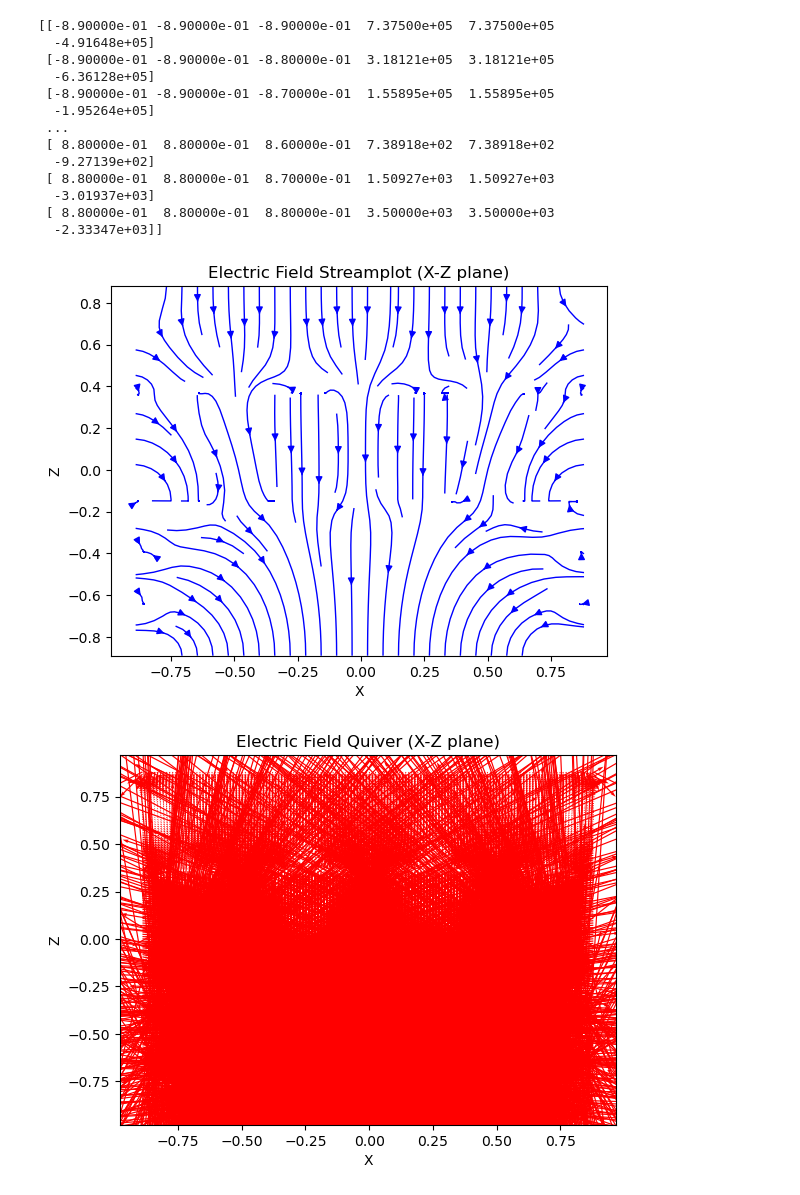
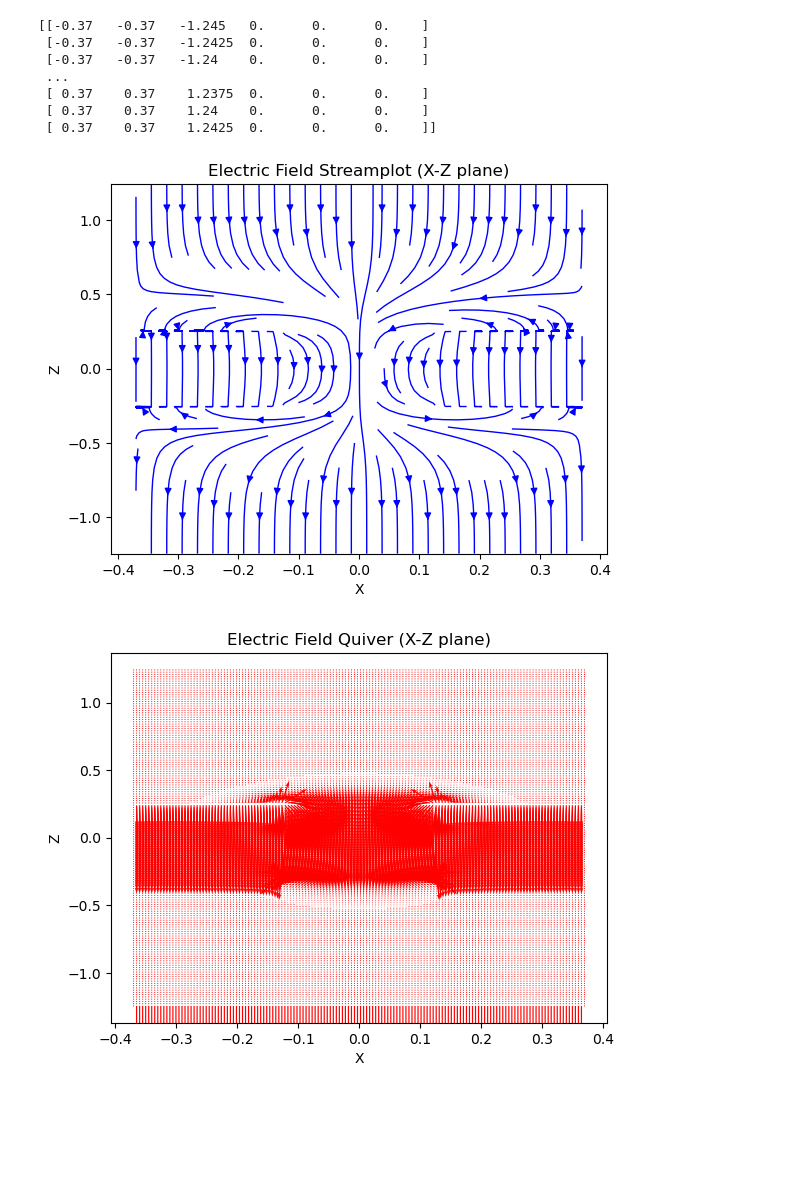
Before and after one commit to SamueleTorelli/GarfieldGALASim, a Jupyter notebook: OutFileField/DrawEField.ipynb, the cells around one changed output. Drawn from its saved outputs; the diff is of its cells as text; code cells hidden in the pictures; blank space fills up the shorter version.

```diff
--- a/OutFileField/DrawEField.ipynb
+++ b/OutFileField/DrawEField.ipynb
@@ -7,6 +7,6 @@ from matplotlib.patches import Circle, Rectangle
 # %%
 # Load data from file
-filename = "EFieldFile_lowtol.txt"  # Change to your actual file name
+filename = "field_testXYZ.txt"  # Change to your actual file name
 data = np.loadtxt(filename)
 
 # Extract columns
@@ -14,19 +14,13 @@ x, y, z, Ex, Ey, Ez = data.T
 
 print(data)
 # %% [output]
-[[-8.90000e-01 -8.90000e-01 -8.90000e-01  7.37500e+05  7.37500e+05
-  -4.91648e+05]
- [-8.90000e-01 -8.90000e-01 -8.80000e-01  3.18121e+05  3.18121e+05
-  -6.36128e+05]
- [-8.90000e-01 -8.90000e-01 -8.70000e-01  1.55895e+05  1.55895e+05
-  -1.95264e+05]
+[[-0.37   -0.37   -1.245   0.      0.      0.    ]
+ [-0.37   -0.37   -1.2425  0.      0.      0.    ]
+ [-0.37   -0.37   -1.24    0.      0.      0.    ]
  ...
- [ 8.80000e-01  8.80000e-01  8.60000e-01  7.38918e+02  7.38918e+02
-  -9.27139e+02]
- [ 8.80000e-01  8.80000e-01  8.70000e-01  1.50927e+03  1.50927e+03
-  -3.01937e+03]
- [ 8.80000e-01  8.80000e-01  8.80000e-01  3.50000e+03  3.50000e+03
-  -2.33347e+03]]
+ [ 0.37    0.37    1.2375  0.      0.      0.    ]
+ [ 0.37    0.37    1.24    0.      0.      0.    ]
+ [ 0.37    0.37    1.2425  0.      0.      0.    ]]
 # %%
 # Filter for values where -0.01 < y < 0.01
 mask = (y > -0.01) & (y < 0.01)
@@ -49,18 +43,18 @@ plt.title("Electric Field Streamplot (X-Z plane)")
 
 plt.show()
 # %% [output]
-[figure, old version]
+[figure, new version]
 # %%
 # Quiver plot
 plt.figure()
-plt.quiver(X, Z, Ex_grid, Ez_grid, scale=50000, color='r')
+plt.quiver(X, Z, Ex_grid, Ez_grid, scale=500000, color='r')
 plt.xlabel("X")
 plt.ylabel("Z")
 plt.title("Electric Field Quiver (X-Z plane)")
 
 plt.show()
 # %% [output]
-[figure, old version]
+[figure, new version]
 # %%
 # Define grid resolution
 nx, nz = 164, 164
```
Also changed, not shown: parts of 3 cells of this notebook, 13 other files.
